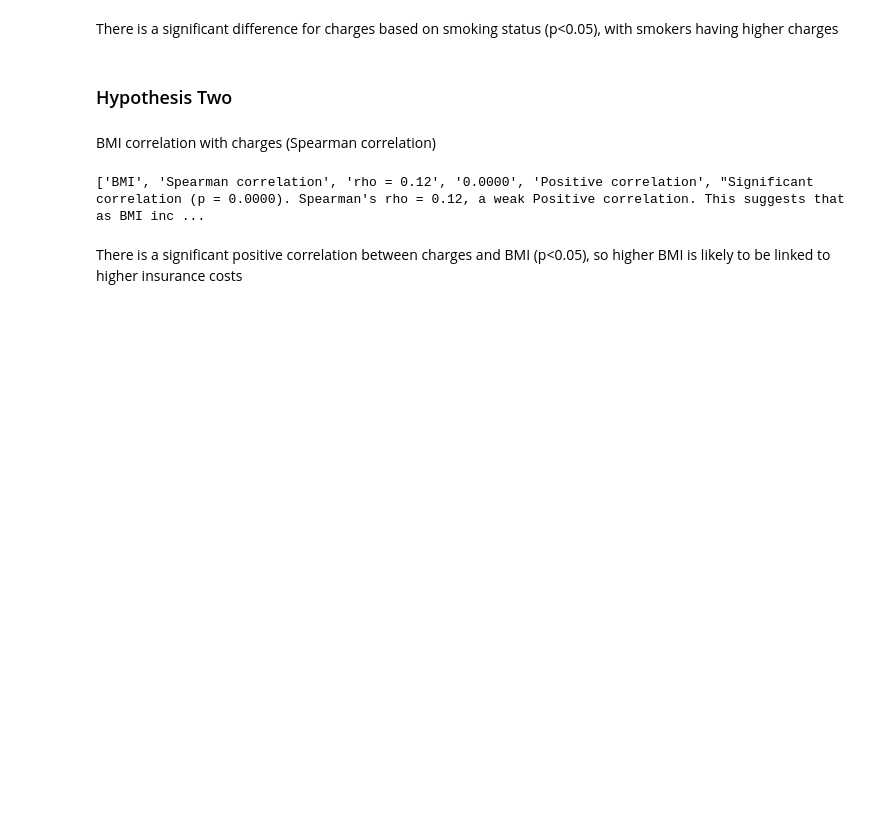
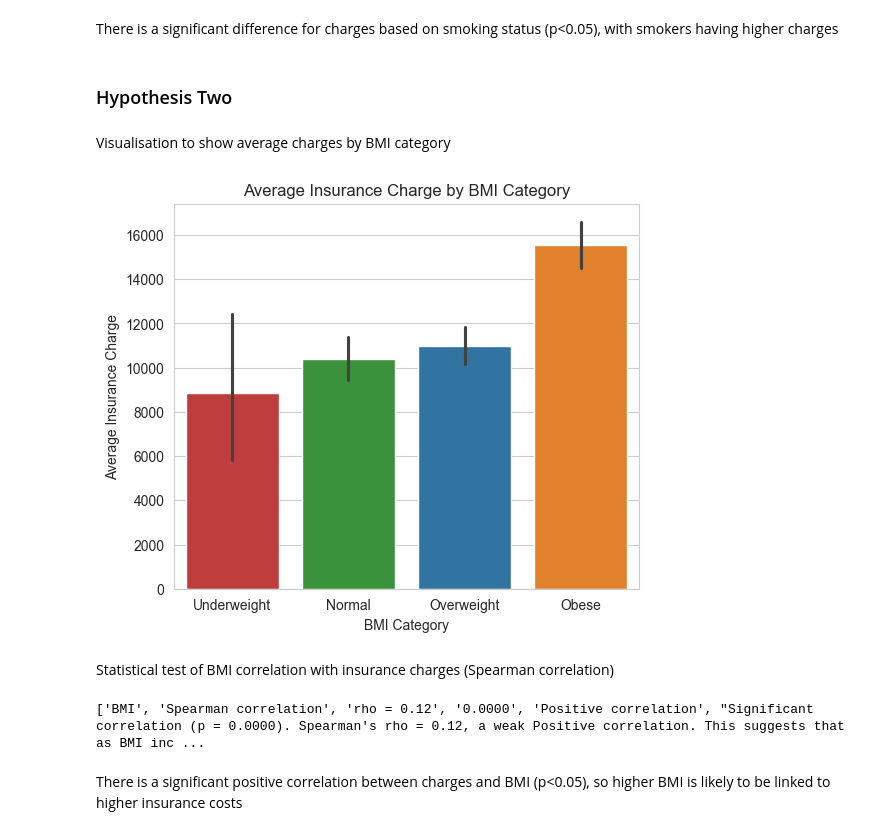
Before and after one commit to H-Smithson/healthcare_data_analysis, a Jupyter notebook: jupyter_notebooks/02_statistical_tests.ipynb, the cells around one changed output. Cells and saved outputs as stored; diff of their text form; code cells hidden in the pictures; blank space fills up the shorter version.

```diff
--- a/jupyter_notebooks/02_statistical_tests.ipynb
+++ b/jupyter_notebooks/02_statistical_tests.ipynb
@@ -206,6 +264,21 @@ There is a significant difference for charges based on smoking status (p<0.05),
 ### Hypothesis Two
+# %% [markdown]
+Visualisation to show average charges by BMI category
+# %%
+# create order list for BMI categories
+bmi_order = ['Underweight', 'Normal', 'Overweight', 'Obese']
+
+# create barplot to show difference between charges based on BMI category
+plt.figure(figsize=(6,5))
+sns.barplot(x='bmi_category', y='charges', data=df, estimator='mean', hue='bmi_category', order=bmi_order)
+plt.title("Average Insurance Charge by BMI Category")
+plt.xlabel("BMI Category")
+plt.ylabel("Average Insurance Charge")
+plt.show()
+# %% [output]
+[figure, added]
 # %% [markdown]
-BMI correlation with charges (Spearman correlation)
+Statistical test of BMI correlation with insurance charges (Spearman correlation)
 # %%
 # run spearman correlation for BMI and charges
 
```
Also changed, not shown: parts of 20 cells of this notebook.
